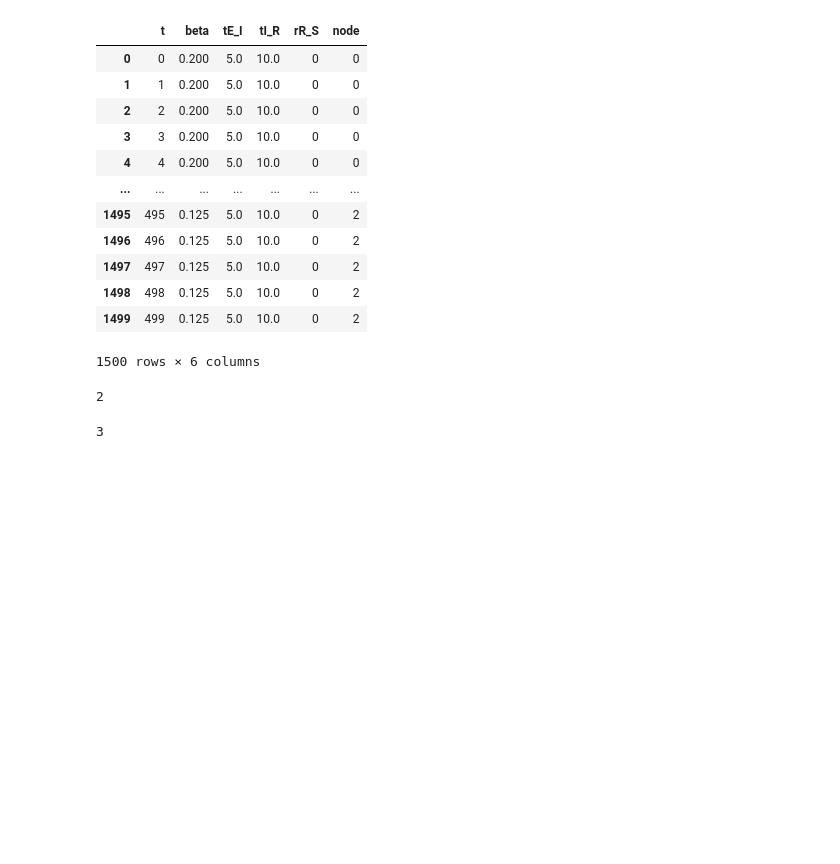
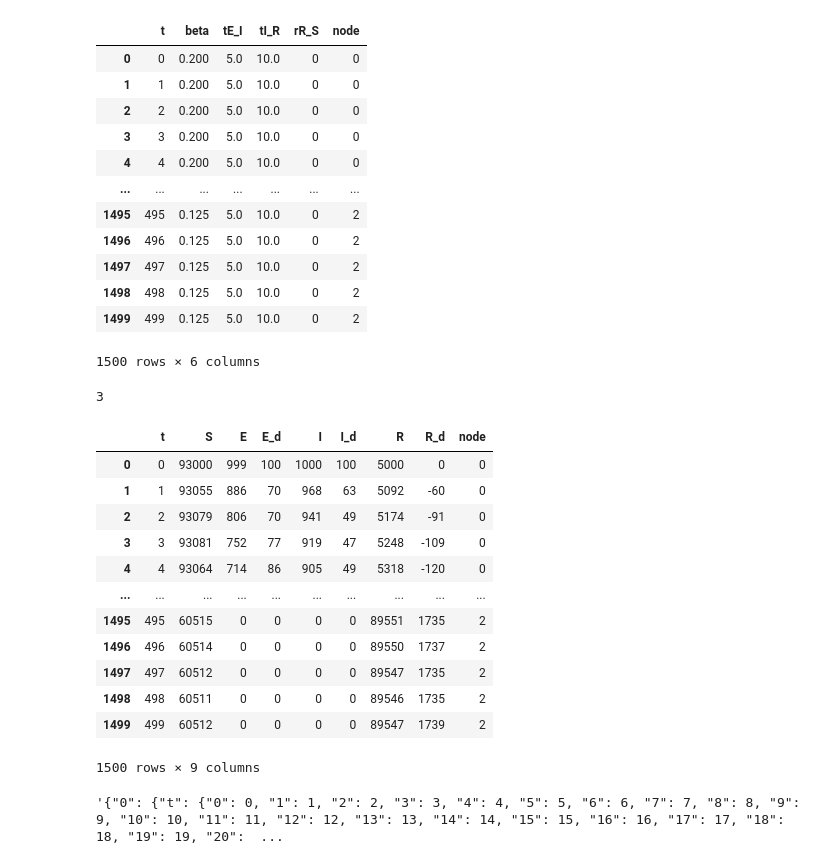
Before and after one commit to DLab/covid19geomodeller, a Jupyter notebook: Examples/SEIRMETA.ipynb, the cells around one changed output. Saved outputs shown, nothing was run; the diff lists cells and outputs as text; code cells hidden in the pictures; blank space fills up the shorter version.

```diff
--- a/Examples/SEIRMETA.ipynb
+++ b/Examples/SEIRMETA.ipynb
@@ -154,4 +189,0 @@ test1 = test(2)
-# %%
-test1.var1
-# %% [output]
-2
@@ -160,7 +190,20 @@ test1.var2 = 3
-# %%
-if not hasattr(test1,'var2') or not test1.var2:
-    print('no var2')
-else:
-    print(test1.var2)
-# %% [output]
-3
+# %%
+seir2.nodes
+# %% [output]
+3
+# %%
+seir2.results
+# %% [output]
+|  | t | S | E | E_d | I | I_d | R | R_d | node |
+| 0 | 0 | 93000 | 999 | 100 | 1000 | 100 | 5000 | 0 | 0 |
+| 1 | 1 | 93055 | 886 | 70 | 968 | 63 | 5092 | -60 | 0 |
+| 2 | 2 | 93079 | 806 | 70 | 941 | 49 | 5174 | -91 | 0 |
+| 3 | 3 | 93081 | 752 | 77 | 919 | 47 | 5248 | -109 | 0 |
+| 4 | 4 | 93064 | 714 | 86 | 905 | 49 | 5318 | -120 | 0 |
+| ... | ... | ... | ... | ... | ... | ... | ... | ... | ... |
+| 1495 | 495 | 60515 | 0 | 0 | 0 | 0 | 89551 | 1735 | 2 |
+| 1496 | 496 | 60514 | 0 | 0 | 0 | 0 | 89550 | 1737 | 2 |
+| 1497 | 497 | 60512 | 0 | 0 | 0 | 0 | 89547 | 1735 | 2 |
+| 1498 | 498 | 60511 | 0 | 0 | 0 | 0 | 89546 | 1735 | 2 |
+| 1499 | 499 | 60512 | 0 | 0 | 0 | 0 | 89547 | 1739 | 2 |
+1500 rows × 9 columns
@@ -166,0 +216,4 @@ else:
+# %%
+json.dumps(aux)
+# %% [output]
+'{"0": {"t": {"0": 0, "1": 1, "2": 2, "3": 3, "4": 4, "5": 5, "6": 6, "7": 7, "8": 8, "9": 9, "10": 10, "11": 11, "12": 12, "13": 13, "14": 14, "15": 15, "16": 16, "17": 17, "18": 18, "19": 19, "20":  ...
```
Also changed, not shown: parts of 17 cells of this notebook, 8 other files.
